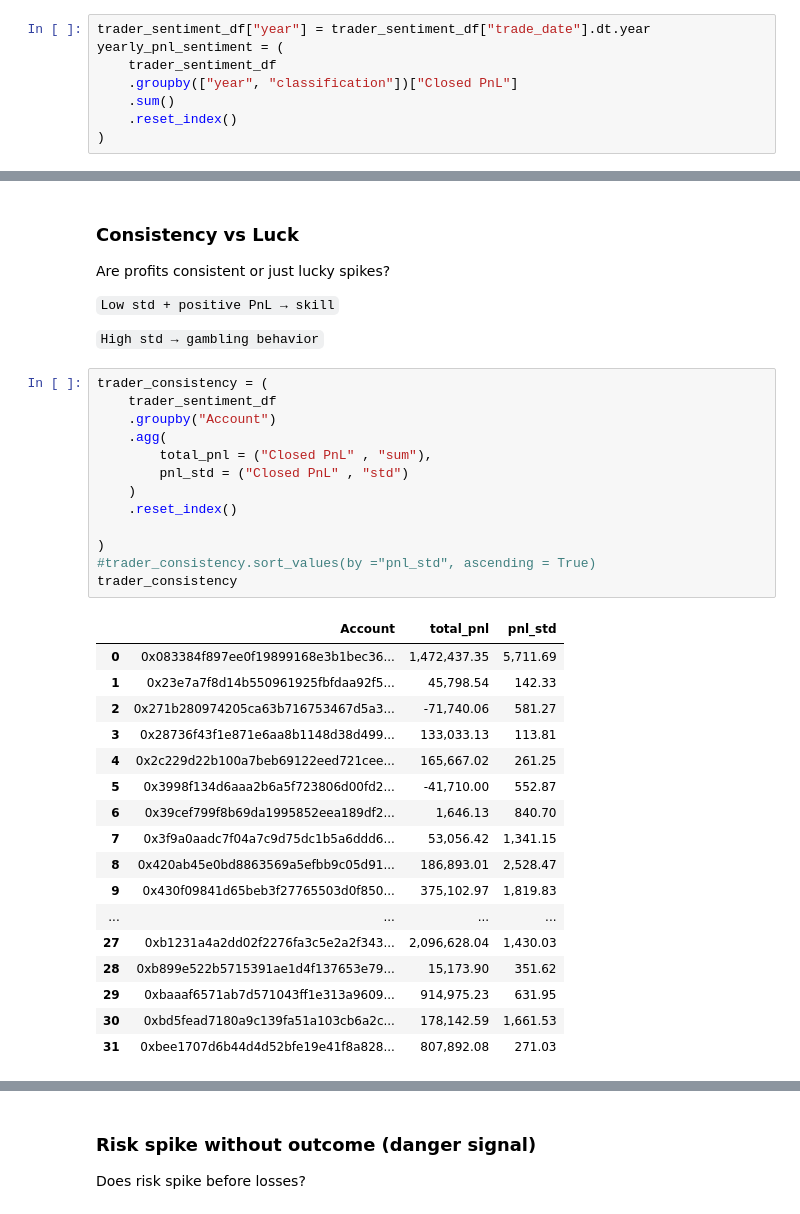
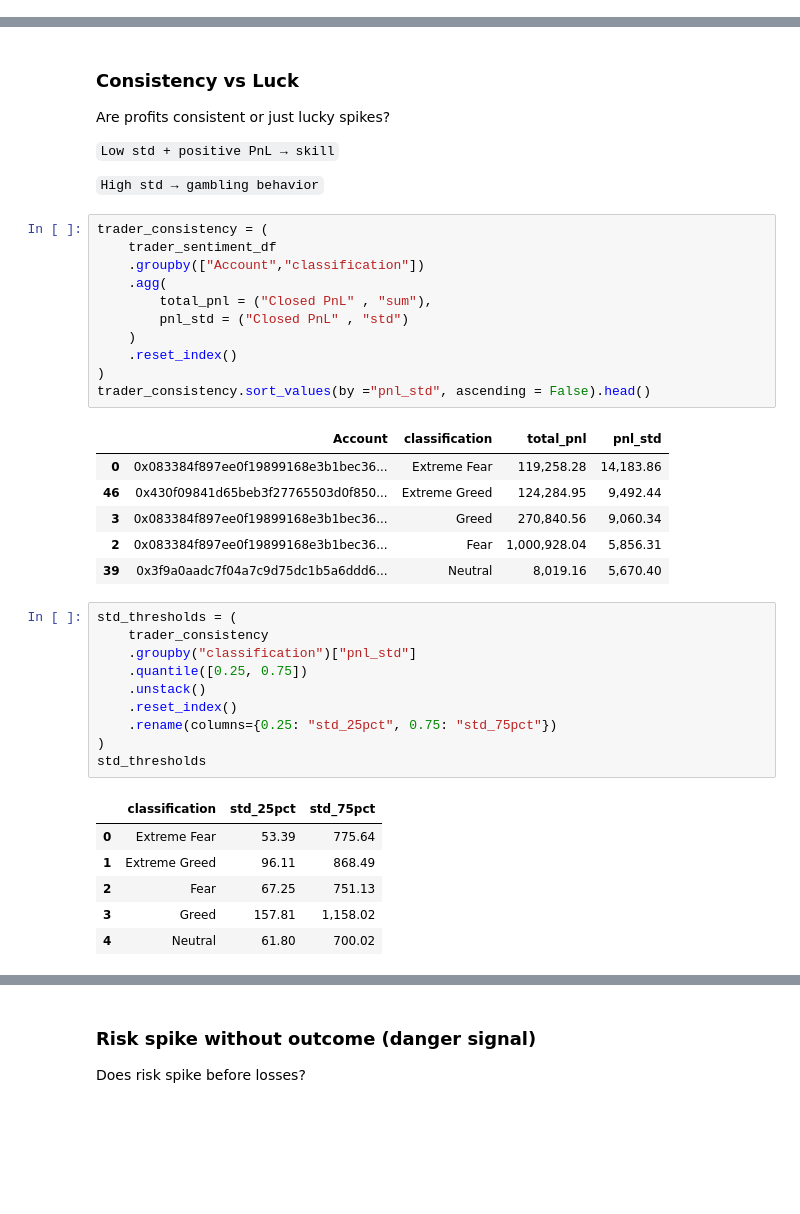
Before and after one commit to Pranay5519/ds_PranayGundu, a Jupyter notebook: assign_1.ipynb, the cells around one changed output, grey strips where cells are left out. Drawn from its saved outputs; the diff is of its cells as text; blank space fills up the shorter version.

```diff
--- a/assign_1.ipynb
+++ b/assign_1.ipynb
@@ -623,8 +383,0 @@ daily_pnl_sentiment
-# %%
-trader_sentiment_df["year"] = trader_sentiment_df["trade_date"].dt.year
-yearly_pnl_sentiment = (
-    trader_sentiment_df
-    .groupby(["year", "classification"])["Closed PnL"]
-    .sum()
-    .reset_index()
-)
@@ -1451,31 +1278,35 @@ Are profits consistent or just lucky spikes?
 # %%
 trader_consistency = (
     trader_sentiment_df
-    .groupby("Account")
+    .groupby(["Account","classification"])
     .agg(
         total_pnl = ("Closed PnL" , "sum"),
         pnl_std = ("Closed PnL" , "std")
     )
     .reset_index()
-
 )
-#trader_consistency.sort_values(by ="pnl_std", ascending = True)
-trader_consistency
+trader_consistency.sort_values(by ="pnl_std", ascending = False).head()
 # %% [output]
-|  | Account | total_pnl | pnl_std |
-| 0 | 0x083384f897ee0f19899168e3b1bec36... | 1,472,437.35 | 5,711.69 |
-| 1 | 0x23e7a7f8d14b550961925fbfdaa92f5... | 45,798.54 | 142.33 |
-| 2 | 0x271b280974205ca63b716753467d5a3... | -71,740.06 | 581.27 |
-| 3 | 0x28736f43f1e871e6aa8b1148d38d499... | 133,033.13 | 113.81 |
-| 4 | 0x2c229d22b100a7beb69122eed721cee... | 165,667.02 | 261.25 |
-| 5 | 0x3998f134d6aaa2b6a5f723806d00fd2... | -41,710.00 | 552.87 |
-| 6 | 0x39cef799f8b69da1995852eea189df2... | 1,646.13 | 840.70 |
-| 7 | 0x3f9a0aadc7f04a7c9d75dc1b5a6ddd6... | 53,056.42 | 1,341.15 |
-| 8 | 0x420ab45e0bd8863569a5efbb9c05d91... | 186,893.01 | 2,528.47 |
-| 9 | 0x430f09841d65beb3f27765503d0f850... | 375,102.97 | 1,819.83 |
-| ... | ... | ... | ... |
-| 27 | 0xb1231a4a2dd02f2276fa3c5e2a2f343... | 2,096,628.04 | 1,430.03 |
-| 28 | 0xb899e522b5715391ae1d4f137653e79... | 15,173.90 | 351.62 |
-| 29 | 0xbaaaf6571ab7d571043ff1e313a9609... | 914,975.23 | 631.95 |
-| 30 | 0xbd5fead7180a9c139fa51a103cb6a2c... | 178,142.59 | 1,661.53 |
-| 31 | 0xbee1707d6b44d4d52bfe19e41f8a828... | 807,892.08 | 271.03 |
+|  | Account | classification | total_pnl | pnl_std |
+| 0 | 0x083384f897ee0f19899168e3b1bec36... | Extreme Fear | 119,258.28 | 14,183.86 |
+| 46 | 0x430f09841d65beb3f27765503d0f850... | Extreme Greed | 124,284.95 | 9,492.44 |
+| 3 | 0x083384f897ee0f19899168e3b1bec36... | Greed | 270,840.56 | 9,060.34 |
+| 2 | 0x083384f897ee0f19899168e3b1bec36... | Fear | 1,000,928.04 | 5,856.31 |
+| 39 | 0x3f9a0aadc7f04a7c9d75dc1b5a6ddd6... | Neutral | 8,019.16 | 5,670.40 |
+# %%
+std_thresholds = (
+    trader_consistency
+    .groupby("classification")["pnl_std"]
+    .quantile([0.25, 0.75])
+    .unstack()
+    .reset_index()
+    .rename(columns={0.25: "std_25pct", 0.75: "std_75pct"})
+)
+std_thresholds
+# %% [output]
+|  | classification | std_25pct | std_75pct |
+| 0 | Extreme Fear | 53.39 | 775.64 |
+| 1 | Extreme Greed | 96.11 | 868.49 |
+| 2 | Fear | 67.25 | 751.13 |
+| 3 | Greed | 157.81 | 1,158.02 |
+| 4 | Neutral | 61.80 | 700.02 |
```
Also changed, not shown: parts of 41 cells of this notebook, 3 other files.
